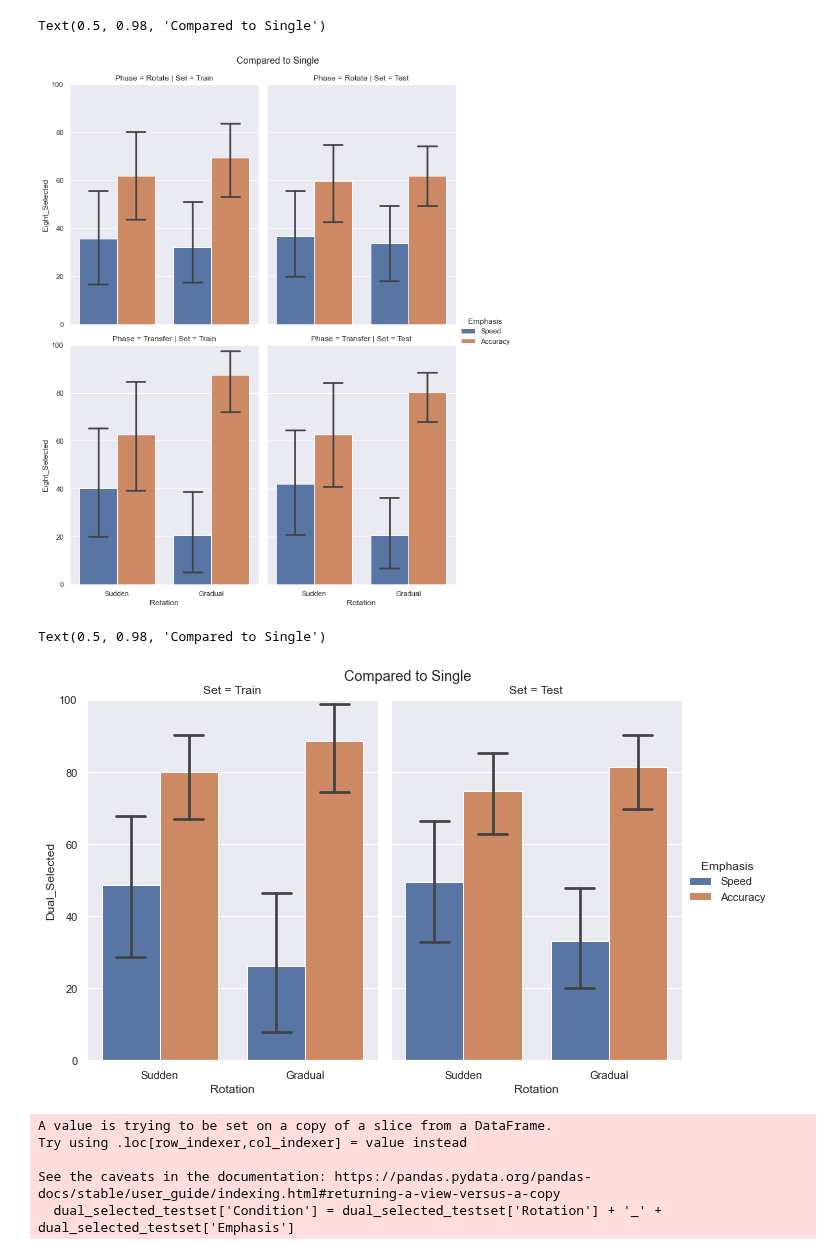
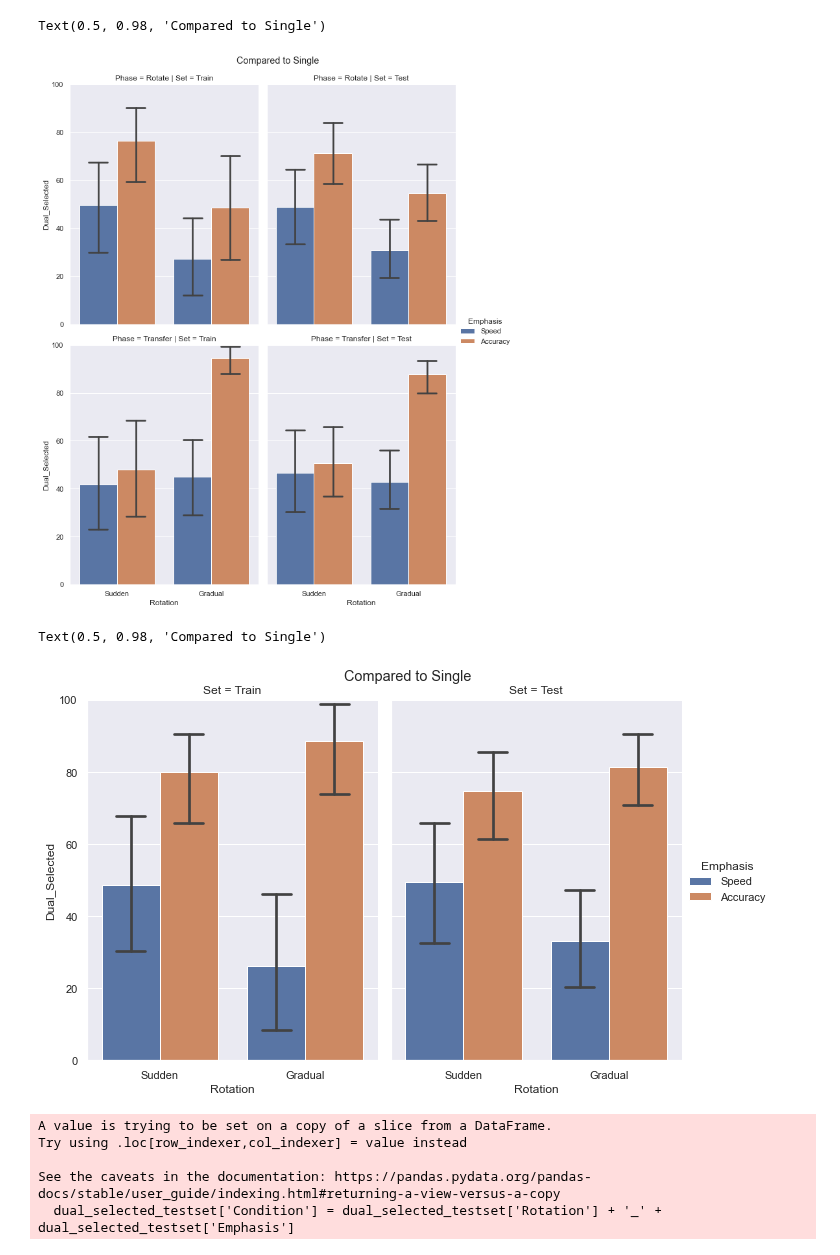
Before and after one commit to tejas-savalia/Lab-Codes, a Jupyter notebook: Psychtoolbox/Visuomotor_Adaptation_Tablet/python_scripts/model_comparisons.ipynb, the cells around one changed output. Drawn from its saved outputs; the diff is of its cells as text; code cells hidden in the pictures.

```diff
--- a/Psychtoolbox/Visuomotor_Adaptation_Tablet/python_scripts/model_comparisons.ipynb
+++ b/Psychtoolbox/Visuomotor_Adaptation_Tablet/python_scripts/model_comparisons.ipynb
@@ -43,8 +43,8 @@ model_errors_single = np.zeros((100, 60, num_trials))
 #model_errors_dual_704 = np.zeros((100, 60, 704))
 #model_errors_single_704 = np.zeros((100, 60, 704))
 #model_errors_avg = np.zeros((100, 60, 704))
-model_errors_eight = np.zeros((100, 60, 704))
-model_errors_alpha = np.zeros((100, 60, 704))
+#model_errors_eight = np.zeros((100, 60, 704))
+#model_errors_alpha = np.zeros((100, 60, 704))
 
 for i in range(100):
     for participant in range(60):
@@ -54,10 +54,10 @@ for i in range(100):
 
             model_errors_dual[i][participant]  = dual_model_sudden(704, fits_dual[i][participant][0], fits_dual[i][participant][1], fits_dual[i][participant][2], fits_dual[i][participant][3])[0]
             model_errors_single[i][participant] = model_sudden(704, fits_single[i][participant][0], fits_single[i][participant][1])[0]
-            model_errors_eight[i][participant] = dual_eight_param_sudden(704,
-                                                                         fits_eight[i][participant][0], fits_eight[i][participant][1], fits_eight[i][participant][2], fits_eight[i][participant][3],
-                                                                         fits_eight[i][participant][4], fits_eight[i][participant][5], fits_eight[i][participant][6], fits_eight[i][participant][7])[0]
-            model_errors_alpha[i][participant]  = dual_model_sudden_alpha(704, fits_alpha[i][participant][0], fits_alpha[i][participant][1], fits_alpha[i][participant][2], fits_alpha[i][participant][3], fits_alpha[i][participant][4])[0]
+            #model_errors_eight[i][participant] = dual_eight_param_sudden(704,
+            #                                                             fits_eight[i][participant][0], fits_eight[i][participant][1], fits_eight[i][participant][2], fits_eight[i][participant][3],
+            #                                                             fits_eight[i][participant][4], fits_eight[i][participant][5], fits_eight[i][participant][6], fits_eight[i][participant][7])[0]
+            #model_errors_alpha[i][participant]  = dual_model_sudden_alpha(704, fits_alpha[i][participant][0], fits_alpha[i][participant][1], fits_alpha[i][participant][2], fits_alpha[i][participant][3], fits_alpha[i][participant][4])[0]
             #model_errors_avg[i][participant, :]  = dual_model_sudden_avg(704, fits_avg[i][participant][0], fits_avg[i][participant][1], fits_avg[i][participant][2], fits_avg[i][participant][3], avg_errors)[0]
 
             #model_errors_mixed[i][participant] = mixed_sudden(num_trials, fits_mixed[i][participant][0], fits_mixed[i][participant][1], fits_mixed[i][participant][2], fits_mixed[i][participant][3])[0]
@@ -65,15 +65,15 @@ for i in range(100):
             #model_errors_six[i][participant]  = dual_six_param_sudden(num_trials, fits_dual[i][participant][0], fits_dual[i][participant][1], fits_dual[i][participant][0], fits_dual[i][participant][1], fits_dual[i][participant][2], fits_dual[i][participant][3])[0]
 
         else:
-            #model_errors_dual[i][participant] = dual_model_gradual(num_trials, fits_dual_640[i][participant][0], fits_dual_640[i][participant][1], fits_dual_640[i][participant][2], fits_dual_640[i][participant][3])[0]
-            #model_errors_single[i][participant] = model_gradual(num_trials, fits_single_640[i][participant][0], fits_single_640[i][participant][1])[0]
+            model_errors_dual[i][participant] = dual_model_gradual(num_trials, fits_dual[i][participant][0], fits_dual[i][participant][1], fits_dual[i][participant][2], fits_dual[i][participant][3])[0]
+            model_errors_single[i][participant] = model_gradual(num_trials, fits_single[i][participant][0], fits_single[i][participant][1])[0]
 
-            model_errors_dual[i][participant] = dual_model_gradual(704, fits_dual[i][participant][0], fits_dual[i][participant][1], fits_dual[i][participant][2], fits_dual[i][participant][3])[0]
-            model_errors_single[i][participant] = model_gradual(704, fits_single[i][participant][0], fits_single[i][participant][1])[0]
-            model_errors_eight[i][participant] = dual_eight_param_gradual(704,
-                                                                         fits_eight[i][participant][0], fits_eight[i][participant][1], fits_eight[i][participant][2], fits_eight[i][participant][3],
-                                                                         fits_eight[i][participant][4], fits_eight[i][participant][5], fits_eight[i][participant][6], fits_eight[i][participant][7])[0]
-            model_errors_alpha[i][participant]  = dual_model_gradual_alpha(704, fits_alpha[i][participant][0], fits_alpha[i][participant][1], fits_alpha[i][participant][2], fits_alpha[i][participant][3], fits_alpha[i][participant][4])[0]
+            #model_errors_dual[i][participant] = dual_model_gradual(704, fits_dual[i][participant][0], fits_dual[i][participant][1], fits_dual[i][participant][2], fits_dual[i][participant][3])[0]
+            #model_errors_single[i][participant] = model_gradual(704, fits_single[i][participant][0], fits_single[i][participant][1])[0]
+            #model_errors_eight[i][participant] = dual_eight_param_gradual(704,
+            #                                                             fits_eight[i][participant][0], fits_eight[i][participant][1], fits_eight[i][participant][2], fits_eight[i][participant][3],
+            #                                                             fits_eight[i][participant][4], fits_eight[i][participant][5], fits_eight[i][participant][6], fits_eight[i][participant][7])[0]
+            #model_errors_alpha[i][participant]  = dual_model_gradual_alpha(704, fits_alpha[i][participant][0], fits_alpha[i][participant][1], fits_alpha[i][participant][2], fits_alpha[i][participant][3], fits_alpha[i][participant][4])[0]
 
             #model_errors_avg[i][participant]  = dual_model_gradual_avg(704, fits_avg[i][participant][0], fits_avg[i][participant][1], fits_avg[i][participant][2], fits_avg[i][participant][3], avg_errors)[0]
 
@@ -83,10 +83,10 @@ for i in range(100):
 # %%
 ll_dual = np.zeros((100, 60, num_trials))
 ll_single = np.zeros((100, 60, num_trials))
-ll_eight = np.zeros((100, 60, num_trials))
+#ll_eight = np.zeros((100, 60, num_trials))
 #ll_mix = np.zeros((100, 60, 704))
 #ll_six = np.zeros((100, 60, 704))
-ll_alpha = np.zeros((100, 60, num_trials))
+#ll_alpha = np.zeros((100, 60, num_trials))
 #ll_dual_avg = np.zeros((100, 60, 704))
 
 #ll_dual_704 = np.zeros((100, 60, 704))
@@ -103,14 +103,14 @@ for i in range(100):
         ll_dual[i][participant] = stat.norm.logpdf(np.ravel(curvatures_smooth[participant][1:]), model_errors_dual[i][participant], fits_dual[i][participant, -2])
         ll_single[i][participant] = stat.norm.logpdf(np.ravel(curvatures_smooth[participant][1:]), model_errors_single[i][participant], fits_single[i][participant, -2])
 
-        ll_alpha[i][participant] = stat.norm.logpdf(np.ravel(curvatures_smooth[participant][1:]), model_errors_alpha[i][participant], fits_alpha[i][participant, -2])
+        #ll_alpha[i][participant] = stat.norm.logpdf(np.ravel(curvatures_smooth[participant][1:]), model_errors_alpha[i][participant], fits_alpha[i][participant, -2])
 
         #ll_mix[i][participant] = stat.norm.logpdf(np.ravel(curvatures_smooth[participant][1:]), model_errors_mixed[i][participant], fits_mixed[i][participant, -2])
         #ll_six[i][participant] = stat.norm.logpdf(np.ravel(curvatures_smooth[participant][1:]), model_errors_six[i][participant], fits_six[i][participant, -2])
         #ll_six[i][participant] = stat.norm.logpdf(np.ravel(curvatures_smooth[participant][1:]), model_errors_six[i][participant], fits_dual[i][participant, -2])
 
         #ll_dual_avg[i][participant] = stat.norm.logpdf(np.ravel(curvatures_smooth[participant][1:]), model_errors_avg[i][participant], fits_avg[i][participant, -2])
-        ll_eight[i][participant] = stat.norm.logpdf(np.ravel(curvatures_smooth[participant][1:]), model_errors_eight[i][participant], fits_eight[i][participant, -2])
+        #ll_eight[i][participant] = stat.norm.logpdf(np.ravel(curvatures_smooth[participant][1:]), model_errors_eight[i][participant], fits_eight[i][participant, -2])
 # %%
 def get_lls(fits, ll, rotate):
     ll_rotate_train = np.zeros((100, 60))
@@ -194,18 +198,18 @@ def get_train_test_split(ll_selected, ll_compared, model_selected):
     ))
     return df
 # %%
-df_full_split = get_full_split_df(eight_lls, single_lls, "Eight_Selected")
-df_train_test = get_train_test_split(eight_lls, single_lls, "Dual_Selected")
+df_full_split = get_full_split_df(dual_lls, single_lls, "Dual_Selected")
+df_train_test = get_train_test_split(dual_lls, single_lls, "Dual_Selected")
 # %%
-g = sns.catplot(x="Rotation", y="Eight_Selected", hue="Emphasis", col="Set", row = "Phase",
+g = sns.catplot(x="Rotation", y="Dual_Selected", hue="Emphasis", col="Set", row = "Phase",
                 capsize=.2, height=6, aspect=.75,ci = 95,
                 kind = 'bar', data=df_full_split)
 plt.subplots_adjust(top=0.93)
 plt.ylim((0, 100))
 g.fig.suptitle('Compared to Single')
 # %% [output]
 Text(0.5, 0.98, 'Compared to Single')
-[figure, old version]
+[figure, new version]
 # %%
 g = sns.catplot(x="Rotation", y="Dual_Selected", hue="Emphasis", col="Set",
                 capsize=.2, height=6, aspect=.75,ci = 95,
@@ -215,7 +219,7 @@ plt.ylim((0, 100))
 g.fig.suptitle('Compared to Single')
 # %% [output]
 Text(0.5, 0.98, 'Compared to Single')
-[figure, old version]
+[figure, new version]
 # %%
 dual_selected_testset = df_train_test[df_train_test['Set'] == 'Test']
 dual_selected_testset['Condition'] = dual_selected_testset['Rotation'] + '_' + dual_selected_testset['Emphasis']
```
Also changed, not shown: parts of 2 cells of this notebook, 3 other files.
